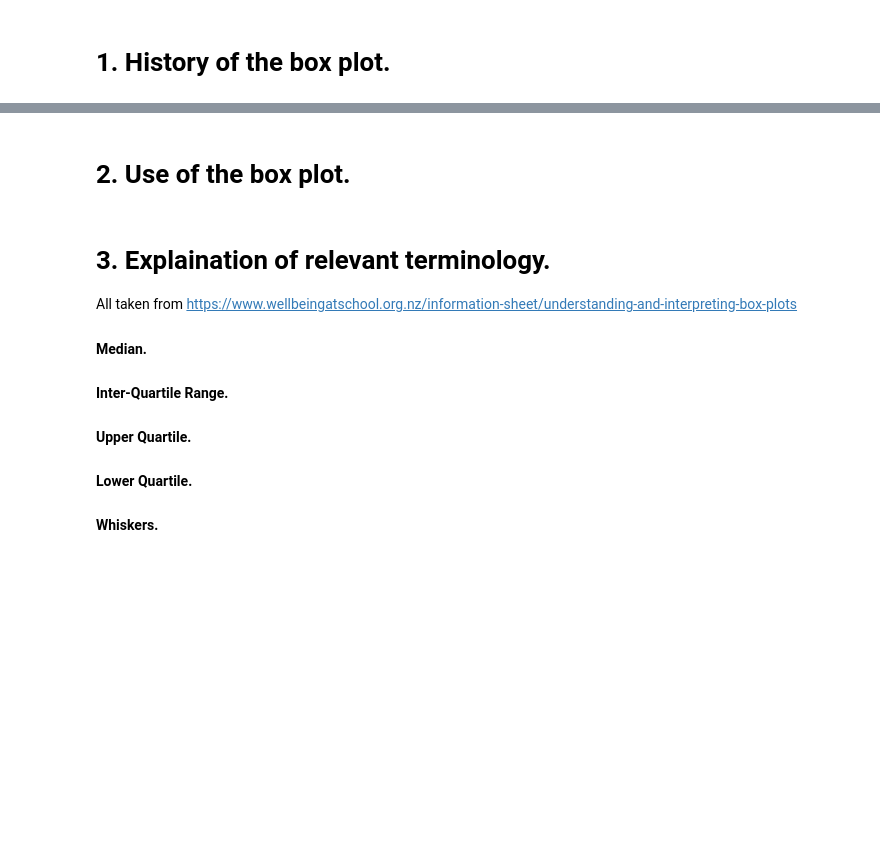
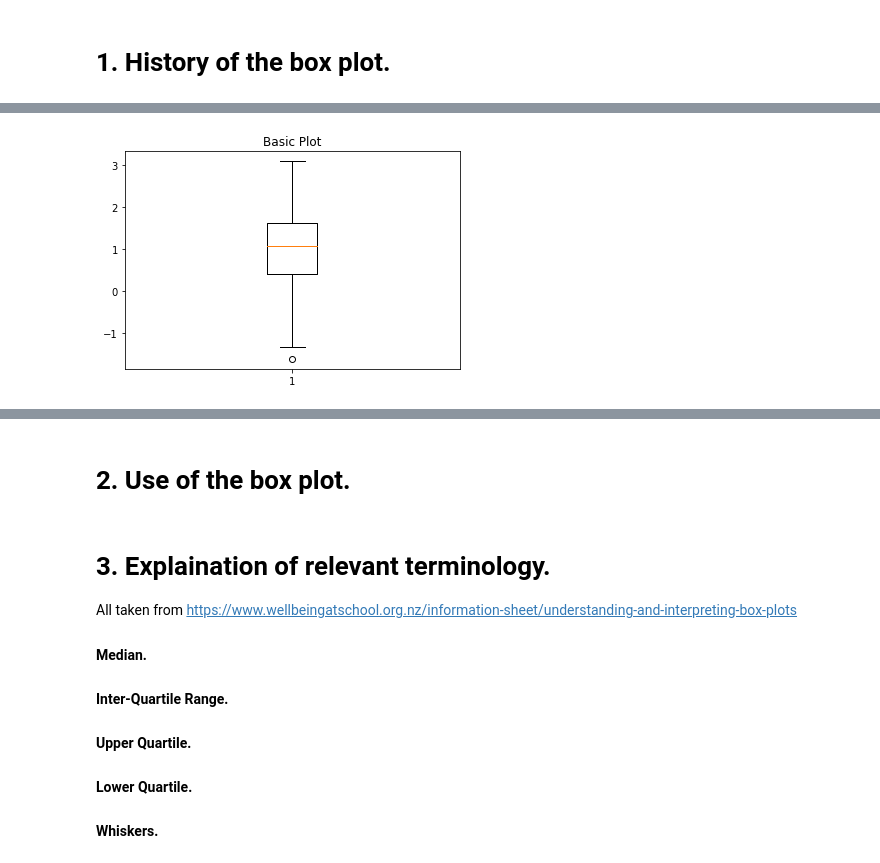
Before and after one commit to Wayne742/Fundamentals-Project-S2-2018, a Jupyter notebook: Project.ipynb, the cells around one changed output, grey strips where cells are left out. Saved outputs shown, nothing was run; the diff lists cells and outputs as text; code cells hidden in the pictures; blank space fills up the shorter version.

```diff
--- a/Project.ipynb
+++ b/Project.ipynb
@@ -6,0 +75,7 @@
+# %%
+fig1, ax1 = plt.subplots()
+ax1.set_title('Basic Plot')
+ax1.boxplot(all_data)
+plt.show()
+# %% [output]
+[figure, added]
```
Also changed, not shown: parts of 11 cells of this notebook.
